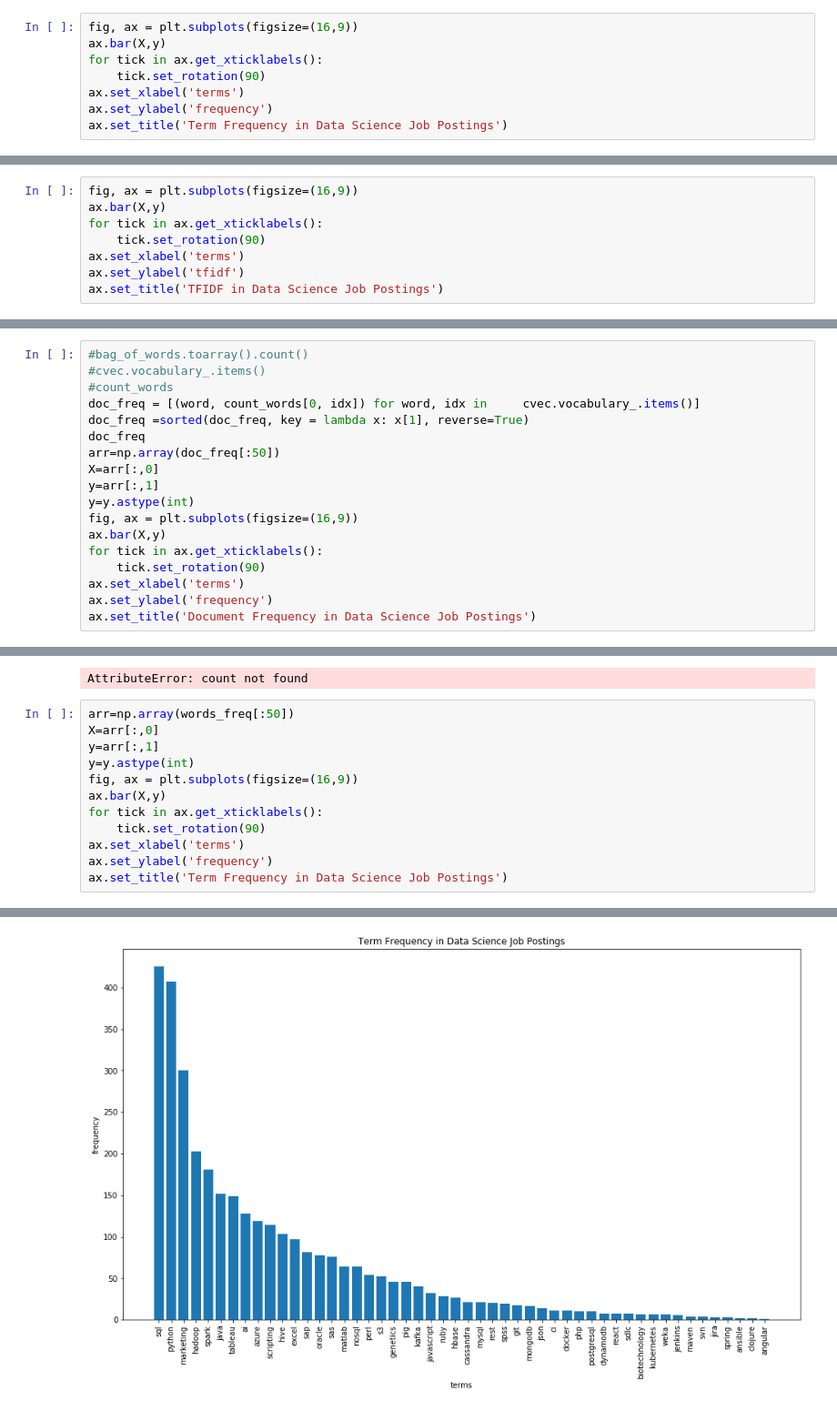
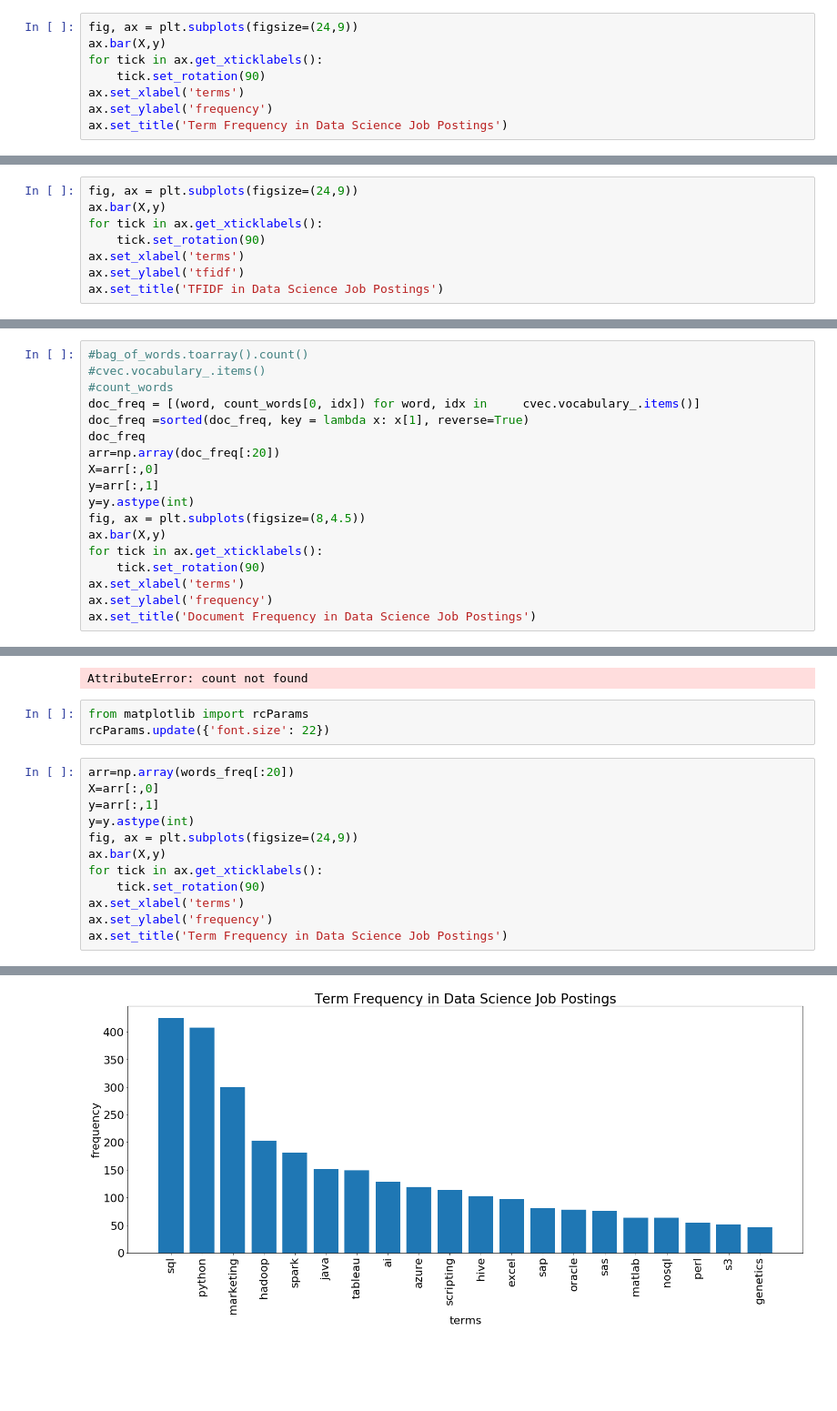
Before and after one commit to michaelfpalmer/level-up, a Jupyter notebook: src/Investigate DS only jobs.ipynb, the cells around one changed output, grey strips where cells are left out. Shown at 91% size. Cells and saved outputs as stored; diff of their text form; blank space fills up the shorter version.

```diff
--- a/src/Investigate DS only jobs.ipynb
+++ b/src/Investigate DS only jobs.ipynb
@@ -99,7 +109,7 @@ X=arr[:,0]
 y=arr[:,1]
 y=y.astype(int)
 # %%
-fig, ax = plt.subplots(figsize=(16,9))
+fig, ax = plt.subplots(figsize=(24,9))
 ax.bar(X,y)
 for tick in ax.get_xticklabels():
     tick.set_rotation(90)
@@ -127,7 +137,7 @@ X = feature_array[tfidf_sorting][:n]
 y = np.sort(bag_of_words.toarray()).flatten()[::-1]
 y=y[:n]
 # %%
-fig, ax = plt.subplots(figsize=(16,9))
+fig, ax = plt.subplots(figsize=(24,9))
 ax.bar(X,y)
 for tick in ax.get_xticklabels():
     tick.set_rotation(90)
@@ -207,11 +247,11 @@ words_freq =sorted(words_freq, key = lambda x: x[1], reverse=True)
 doc_freq = [(word, count_words[0, idx]) for word, idx in     cvec.vocabulary_.items()]
 doc_freq =sorted(doc_freq, key = lambda x: x[1], reverse=True)
 doc_freq
-arr=np.array(doc_freq[:50])
+arr=np.array(doc_freq[:20])
 X=arr[:,0]
 y=arr[:,1]
 y=y.astype(int)
-fig, ax = plt.subplots(figsize=(16,9))
+fig, ax = plt.subplots(figsize=(8,4.5))
 ax.bar(X,y)
 for tick in ax.get_xticklabels():
     tick.set_rotation(90)
@@ -231,18 +271,21 @@ bag_of_words.count(axis=0)
 #cvec.vocabulary_
 # %% [output]
 AttributeError: count not found
+# %%
+from matplotlib import rcParams
+rcParams.update({'font.size': 22})
 # %%
-arr=np.array(words_freq[:50])
+arr=np.array(words_freq[:20])
 X=arr[:,0]
 y=arr[:,1]
 y=y.astype(int)
-fig, ax = plt.subplots(figsize=(16,9))
+fig, ax = plt.subplots(figsize=(24,9))
 ax.bar(X,y)
 for tick in ax.get_xticklabels():
     tick.set_rotation(90)
 ax.set_xlabel('terms')
 ax.set_ylabel('frequency')
 ax.set_title('Term Frequency in Data Science Job Postings')
 # %% [output]
 Text(0.5,1,'Term Frequency in Data Science Job Postings')
-[figure, old version]
+[figure, new version]
```
Also changed, not shown: parts of 68 cells of this notebook.
